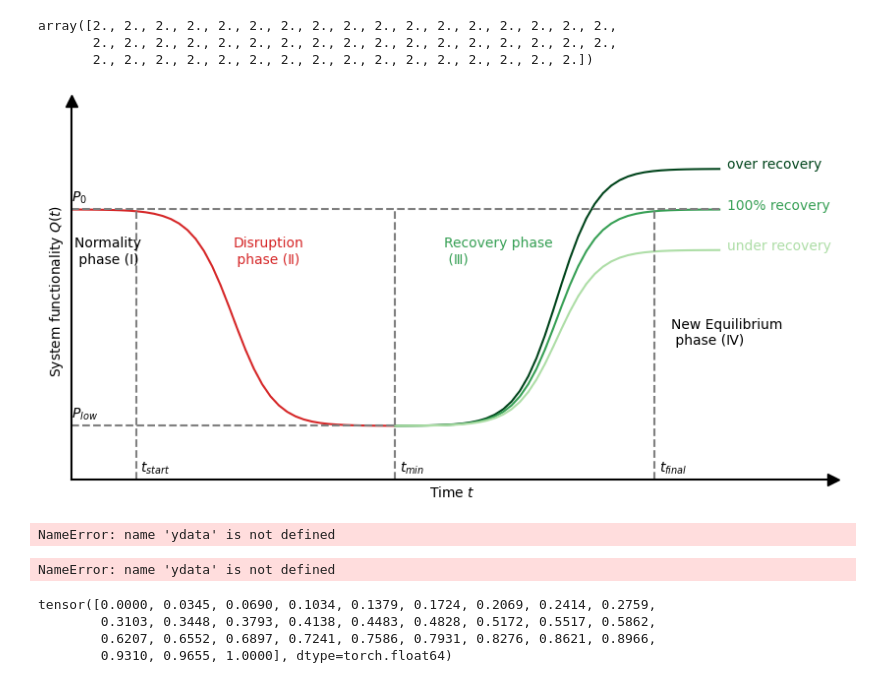
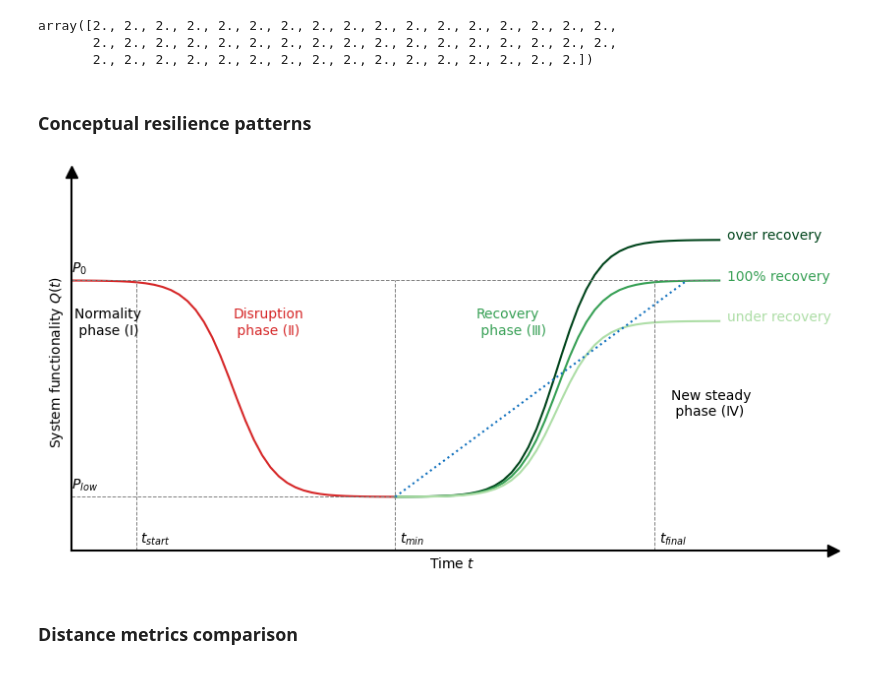
Before and after one commit to LastStriker11/disruptive_taxi_demand, a Jupyter notebook: Logistic_function.ipynb, the cells around one changed output. Cells and saved outputs as stored; diff of their text form; code cells hidden in the pictures.

```diff
--- a/Logistic_function.ipynb
+++ b/Logistic_function.ipynb
@@ -77,15 +77,15 @@ x
 array([2., 2., 2., 2., 2., 2., 2., 2., 2., 2., 2., 2., 2., 2., 2., 2., 2.,
        2., 2., 2., 2., 2., 2., 2., 2., 2., 2., 2., 2., 2., 2., 2., 2., 2.,
        2., 2., 2., 2., 2., 2., 2., 2., 2., 2., 2., 2., 2., 2., 2., 2.])
+# %% [markdown]
+### Conceptual resilience patterns
 # %%
 xdata1 = np.linspace(0, 2, 40)
 y1 = func(xdata1, -8, 8, 0.2,0.8)
 xdata2 = np.linspace(2, 4, 40)
 y2 = func(xdata2, 24, -8, 0.2,0.8)
-
 xdata3 = np.linspace(2, 4, 40)
 y3 = func(xdata2, 24, -8, 0.2,0.95)
-
 xdata4 = np.linspace(2, 4, 40)
 y4 = func(xdata4, 24, -8, 0.2,0.65)
 
@@ -102,6 +102,9 @@ y9 = np.linspace(0, 1, 40)
 
 xdata10 = 2*np.ones(40)
 y10 = np.linspace(0.6, 1.0, 40)
+
+xdata11 = np.linspace(2, 3.8, 40)
+y11 = xdata11*0.8/1.8 + 0.2 - 0.8*2/1.8
 # %%
 
 fig, ax = plt.subplots(figsize=(10,5))
@@ -115,86 +118,39 @@ ax.set_xticks([])
 ax.set_yticks([])
 
 cmap = plt.cm.Greens
 colors = [cmap((3-i)/3) for i in range(3)]
 
 ax.plot(xdata1, y1,color = "tab:red")
 ax.plot(xdata3, y3, color=colors[0])
 ax.plot(xdata2, y2, color=colors[1])
 ax.plot(xdata4, y4, color=colors[2])
-ax.plot(xdata5, y5, c='grey', linestyle='--')
-ax.plot(xdata6, y6, c='grey', linestyle='--')
-ax.plot(xdata7, y7, c='grey', linestyle='--')
-ax.plot(xdata8, y8, c='grey', linestyle='--')
-ax.plot(xdata9, y9, c='grey', linestyle='--')
+ax.plot(xdata11, y11, color='#1171be', linestyle=':')
+ax.plot(xdata5, y5, c='grey', linestyle='--', linewidth=0.7)
+ax.plot(xdata6, y6, c='grey', linestyle='--', linewidth=0.7)
+ax.plot(xdata7, y7, c='grey', linestyle='--', linewidth=0.7)
+ax.plot(xdata8, y8, c='grey', linestyle='--', linewidth=0.7)
+ax.plot(xdata9, y9, c='grey', linestyle='--', linewidth=0.7)
 
-# ax.annotate('',xy=(2,0.2),xytext= (2, 0.65),arrowprops = dict(arrowstyle="->",linestyle="-",linewidth=1.5,color = "k"))
-# ax.annotate('',xy=(2,1.0),xytext= (2, 0.55),arrowprops = dict(arrowstyle="->",linestyle="-",linewidth=1.5,color = "k"))
-# ax.annotate('',xy=(0.4,0.1),xytext= (2.05, 0.1),arrowprops = dict(arrowstyle="->",linestyle="-",linewidth=1.5,color = "k"))
-# ax.annotate('',xy=(3.6,0.1),xytext= (1.95, 0.1),arrowprops = dict(arrowstyle="->",linestyle="-",linewidth=1.5,color = "k"))
 ax.annotate("Normality \n phase (Ⅰ)", xy = (0.02,0.8),xytext= (0.02,0.8),color = "k")
 ax.annotate("Disruption\n phase (Ⅱ)", xy = (1,0.8),xytext= (1,0.8),color = "tab:red")
-ax.annotate("Recovery phase \n (Ⅲ)", xy = (2.3, 0.8),xytext= (2.3, 0.8),color = colors[1])
-ax.annotate("New Equilibrium \n phase (Ⅳ)", xy = (3.7,0.5),xytext= (3.7,0.5),color = "k")
+ax.annotate("Recovery\n phase (Ⅲ)", xy = (2.5, 0.8),xytext= (2.5, 0.8),color = colors[1])
+ax.annotate("New steady \n phase (Ⅳ)", xy = (3.7,0.5),xytext= (3.7,0.5),color = "k")
 # ax.annotate("Resistance",  xy = (2,0.6),xytext= (2.07, 0.6),color = "tab:blue")
 # ax.annotate("Event  Duration(T)",  xy = (1.75,0.13),xytext= (1.75, 0.13),color = "k")
 ax.annotate("over recovery", xy = (4.05,1.1),xytext= (4.05, 1.15),color = colors[0])
 ax.annotate("100% recovery", xy = (4.05,1.0),xytext= (4.05, 1.0),color = colors[1])
 ax.annotate("under recovery", xy = (4.05,0.9),xytext= (4.05, 0.85),color = colors[2])
 
 ax.annotate("$P_0$", xy = (0,1.03),xytext= (0,1.03),color = "k")
 ax.annotate("$P_{low}$", xy = (0,0.23),xytext= (0,0.23),color = "k")
 ax.annotate("$t_{start}$", xy = (0.43,0.03),xytext= (0.43,0.03),color = "k")
 ax.annotate("$t_{min}$", xy = (2.03,0.03),xytext= (2.03,0.03),color = "k")
 ax.annotate("$t_{final}$", xy = (3.63,0.03),xytext= (3.63,0.03),color = "k")
 ax.set_xlabel('Time $t$')
 ax.set_ylabel('System functionality $Q(t)$')
 ax.set_xlim((0,4.7))
 ax.set_ylim((0,1.4))
 
 fig.savefig('figures/conceptual_resilience.pdf', bbox_inches='tight')
 # %% [output]
-[figure, old version]
+[figure, new version]
-# %%
-device="cpu"
-a = torch.nn.Parameter(torch.randn(1,dtype=torch.float64,device=device))
-b = torch.nn.Parameter(torch.randn(1,dtype=torch.float64,device=device))
-c = torch.nn.Parameter(torch.randn(1,dtype=torch.float64,device=device))
-d = torch.nn.Parameter(torch.randn(1,dtype=torch.float64,device=device))
-params=[a,b,c,d]
-optimizer = optim.Adam(params,lr=0.005)
-lr_scheduler = optim.lr_scheduler.StepLR(optimizer,gamma=0.8,step_size=1000)
-for i in range(10000):
-    optimizer.zero_grad()
-    predict_y = func(xdata,*params)
-    loss = torch.mean(torch.pow(ydata-predict_y,2))
-    loss.backward()
-    optimizer.step()
-    lr_scheduler.step()
-    if i%1000==0:
-        print("step=%s loss=%.5f"%(i,loss))
-print(params)
-predict_y = func(xdata,*params)
-loss = torch.mean(torch.pow(ydata-predict_y,2))
-print(predict_y)
-print("final loss=",loss)
-# %% [output]
-NameError: name 'ydata' is not defined
-# %%
-plt.scatter(xdata, -ydata, label='data')
-plt.plot(xdata, -predict_y.detach().numpy(), 'r-',
-         label='fit: a=%5.3f, b=%5.3f, c=%5.3f,d=%5.3f' % tuple(popt))
-plt.xlabel('x')
-plt.ylabel('y')
-plt.legend()
-plt.show()
-# %% [output]
-NameError: name 'ydata' is not defined
-# %%
-xdata = np.linspace(0, 1, 30)
-xdata=torch.tensor(xdata1)
-xdata
-# %% [output]
-tensor([0.0000, 0.0345, 0.0690, 0.1034, 0.1379, 0.1724, 0.2069, 0.2414, 0.2759,
-        0.3103, 0.3448, 0.3793, 0.4138, 0.4483, 0.4828, 0.5172, 0.5517, 0.5862,
-        0.6207, 0.6552, 0.6897, 0.7241, 0.7586, 0.7931, 0.8276, 0.8621, 0.8966,
-        0.9310, 0.9655, 1.0000], dtype=torch.float64)
@@ -208,0 +157,2 @@ plt.plot(xdata, func(xdata, *popt), 'g--',
+# %% [markdown]
+### Distance metrics comparison
```
Also changed, not shown: parts of 7 cells of this notebook, 5 other files.
